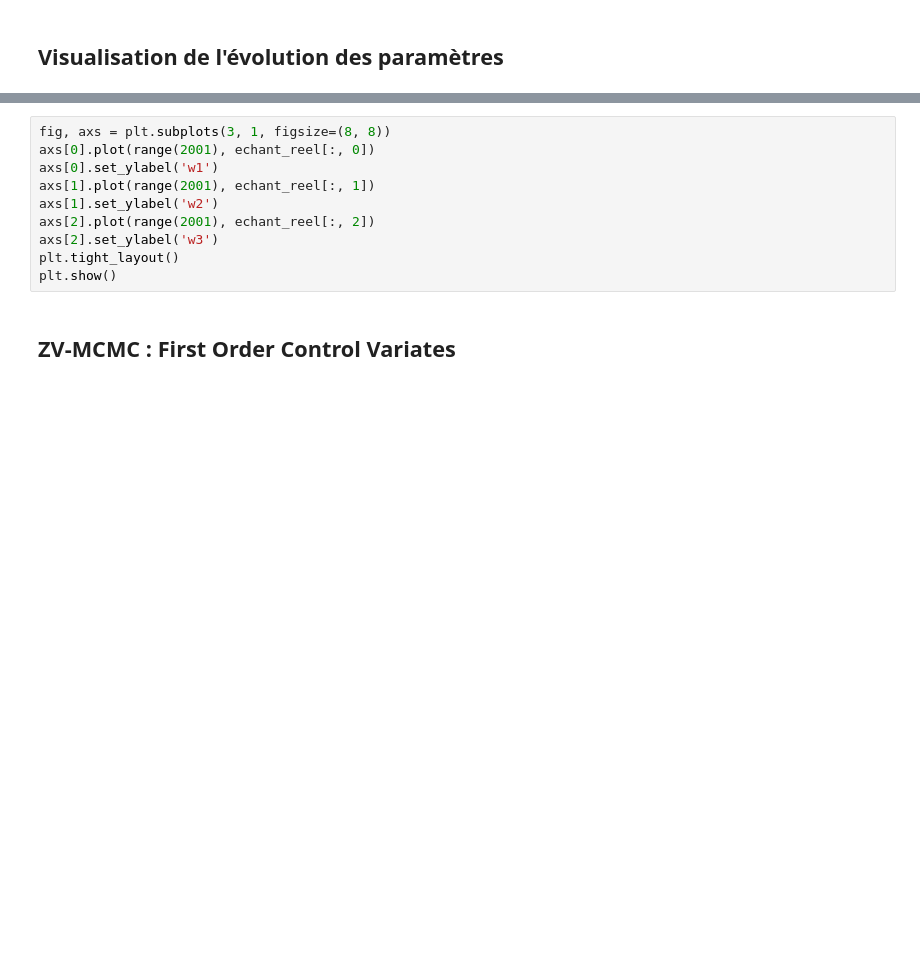
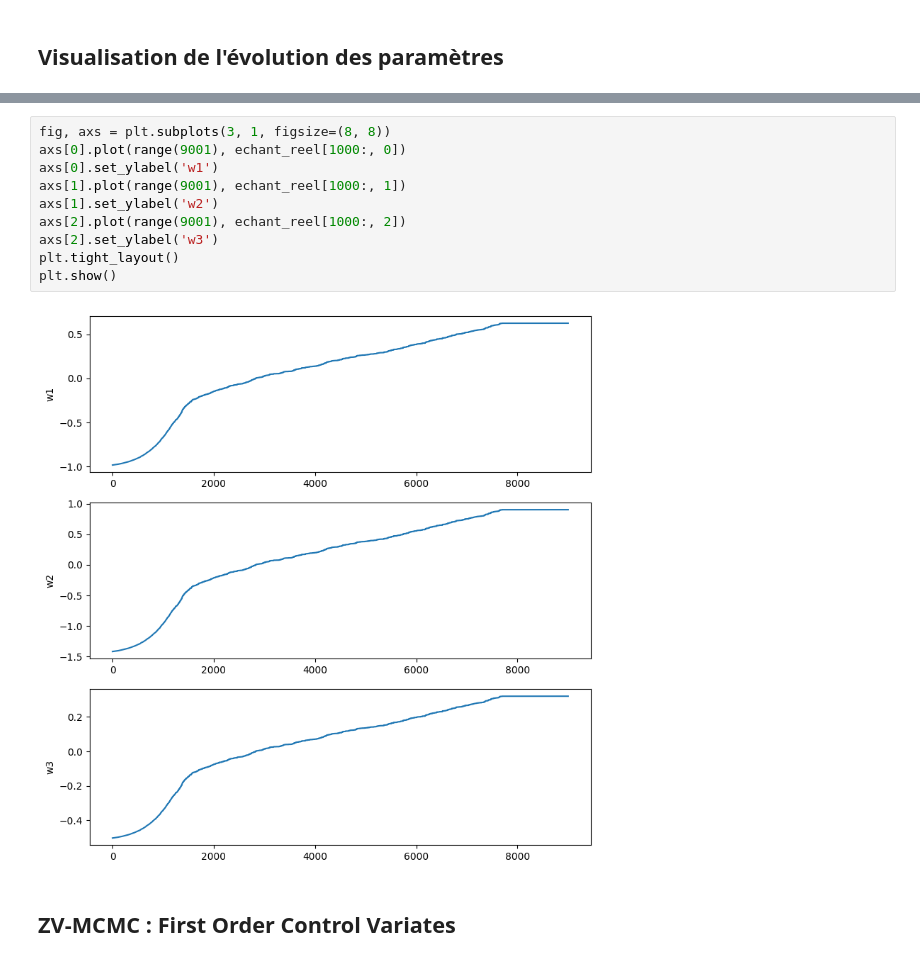
Before and after one commit to nassihsawssane/Monte-Carlo-based-project, a Jupyter notebook: main.ipynb, the cells around one changed output, grey strips where cells are left out. Drawn from its saved outputs; the diff is of its cells as text; blank space fills up the shorter version.

```diff
--- a/main.ipynb
+++ b/main.ipynb
@@ -251,13 +245,15 @@ echant_reel = metropolis (r, omega_current, n_iter, var, c_opt_reel)[1]
 # %%
 fig, axs = plt.subplots(3, 1, figsize=(8, 8))
-axs[0].plot(range(2001), echant_reel[:, 0])
+axs[0].plot(range(9001), echant_reel[1000:, 0])
 axs[0].set_ylabel('w1')
-axs[1].plot(range(2001), echant_reel[:, 1])
+axs[1].plot(range(9001), echant_reel[1000:, 1])
 axs[1].set_ylabel('w2')
-axs[2].plot(range(2001), echant_reel[:, 2])
+axs[2].plot(range(9001), echant_reel[1000:, 2])
 axs[2].set_ylabel('w3')
 plt.tight_layout()
 plt.show()
+# %% [output]
+[figure, added]
 # %% [markdown]
 ## ZV-MCMC : First Order Control Variates
 # %%
```
Also changed, not shown: parts of 13 cells of this notebook.
